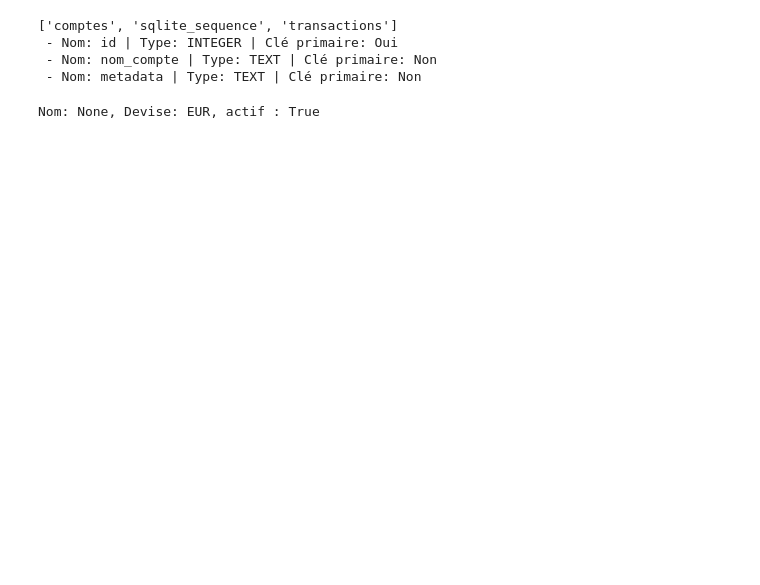
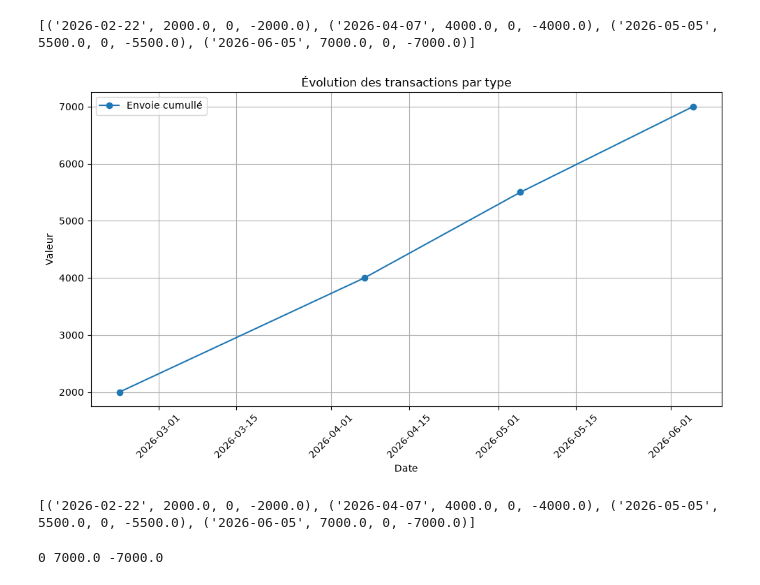
Before and after one commit to dragonfuneste/Accounting_Application, a Jupyter notebook: Test.ipynb, the cells around one changed output. Saved outputs shown, nothing was run; the diff lists cells and outputs as text; code cells hidden in the pictures; blank space fills up the shorter version.

```diff
--- a/Test.ipynb
+++ b/Test.ipynb
@@ -3,25 +3,46 @@ import sqlite3
 # %%
 from Comptabilite import Comptabilite
 compta = Comptabilite("_data/Compte_rework.db")
-compta.get_table_names()
+account = compta.list_all_accounts()
 
-print(compta.name_tab)
-
-
-compta.get_column(0)
+df = compta.get_intercompte_stats(1,2)
 # %% [output]
-['comptes', 'sqlite_sequence', 'transactions']
- - Nom: id | Type: INTEGER | Clé primaire: Oui
- - Nom: nom_compte | Type: TEXT | Clé primaire: Non
- - Nom: metadata | Type: TEXT | Clé primaire: Non
+[('2026-02-22', 2000.0, 0, -2000.0), ('2026-04-07', 4000.0, 0, -4000.0), ('2026-05-05', 5500.0, 0, -5500.0), ('2026-06-05', 7000.0, 0, -7000.0)]
-# %%
-# Exemple d'utilisation :
-from Compte import Compte
-
-
-con = sqlite3.connect("_data/Compte_rework.db")
-cursor = con.cursor()
-mon_compte = Compte(5,cursor,con)
-print(f"Nom: {mon_compte.name}, Devise: {mon_compte.devise}, actif : {mon_compte.actif}")
-# %% [output]
-Nom: None, Devise: EUR, actif : True
+# %%
+import pandas as pd
+import matplotlib.pyplot as plt
+
+# 3. Création du graphique
+plt.figure(figsize=(10, 6))
+
+
+plt.plot(df['date'], -df['solde_cumule'], marker='o', linestyle='-', label=f'Envoie cumullé')
+
+plt.title('Évolution des transactions par type')
+plt.xlabel('Date')
+plt.ylabel('Valeur')
+plt.legend()
+plt.grid(True)
+plt.xticks(rotation=45)
+plt.tight_layout()
+
+plt.show()
+# %% [output]
+[figure, added]
+# %%
+stats = compta.get_intercompte_stats(1,2)
+# %% [output]
+[('2026-02-22', 2000.0, 0, -2000.0), ('2026-04-07', 4000.0, 0, -4000.0), ('2026-05-05', 5500.0, 0, -5500.0), ('2026-06-05', 7000.0, 0, -7000.0)]
+# %%
+# Vérification que le DataFrame n'est pas vide pour éviter une erreur IndexError
+if not stats.empty:
+    revenus  = round(stats['revenu_cumule'].iloc[-1], 2)
+    depenses = round(stats['depense_cumule'].iloc[-1], 2)
+    solde    = round(stats['solde_cumule'].iloc[-1], 2)
+else:
+    # Valeurs par défaut si aucune transaction n'existe
+    revenus = depenses = solde = 0.0
+
+print(revenus,depenses,solde)
+# %% [output]
+0 7000.0 -7000.0
```
Also changed, not shown: parts of 1 cell of this notebook, 18 other files.
